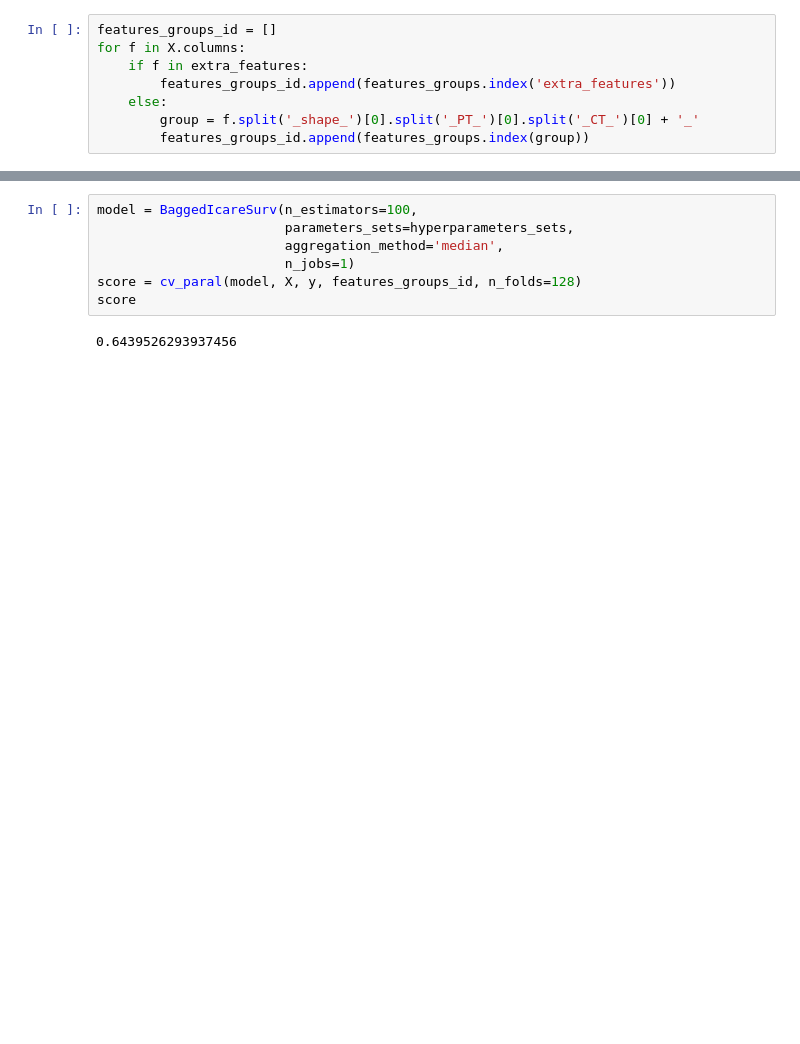
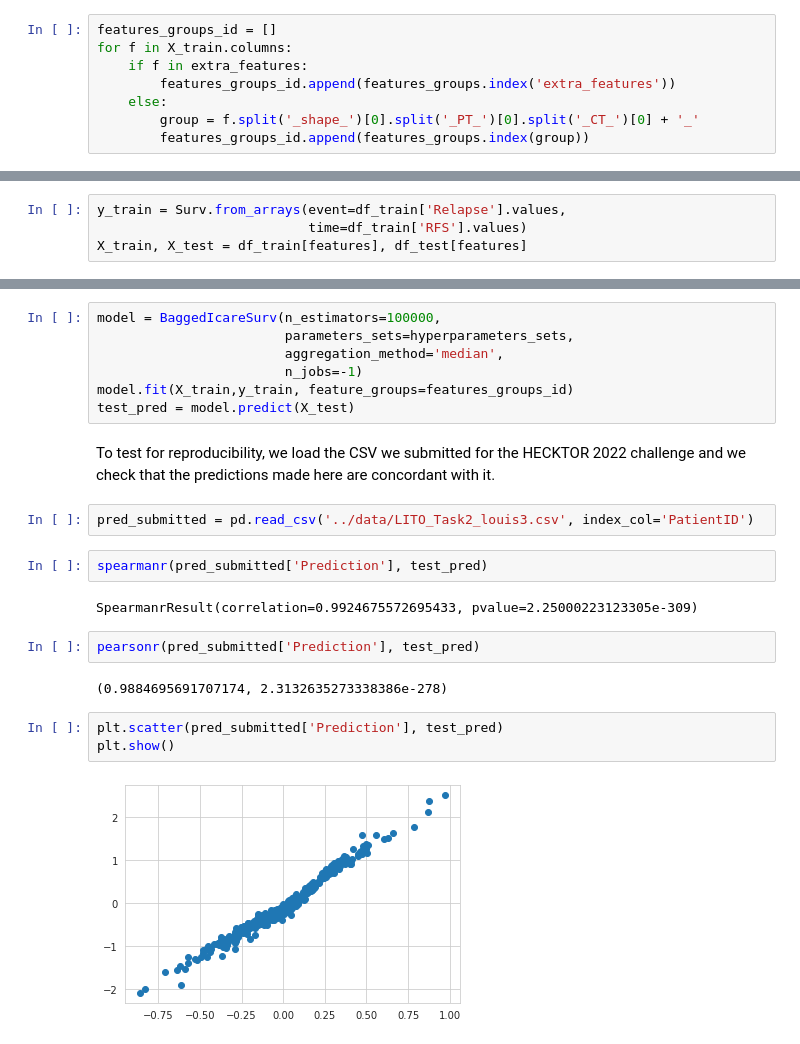
Before and after one commit to Lrebaud/ICARE, a Jupyter notebook: notebook/reproducing_HECKTOR2022.ipynb, the cells around one changed output, grey strips where cells are left out. Saved outputs shown, nothing was run; the diff lists cells and outputs as text; blank space fills up the shorter version.

Commit message:
add comments to the HECKTOR notebook

```diff
--- a/notebook/reproducing_HECKTOR2022.ipynb
+++ b/notebook/reproducing_HECKTOR2022.ipynb
@@ -56,6 +71,6 @@ X, y = X.iloc[mask_keep], y[mask_keep]
 # %%
 features_groups_id = []
-for f in X.columns:
+for f in X_train.columns:
     if f in extra_features:
         features_groups_id.append(features_groups.index('extra_features'))
     else:
@@ -164,0 +83,4 @@ best hyperparameters_sets:
+# %%
+y_train = Surv.from_arrays(event=df_train['Relapse'].values,
+                           time=df_train['RFS'].values)
+X_train, X_test = df_train[features], df_test[features]
@@ -165,9 +124,24 @@ best hyperparameters_sets:
 # %%
-model = BaggedIcareSurv(n_estimators=100,
+model = BaggedIcareSurv(n_estimators=100000,
                         parameters_sets=hyperparameters_sets,
                         aggregation_method='median',
-                        n_jobs=1)
-score = cv_paral(model, X, y, features_groups_id, n_folds=128)
-score
+                        n_jobs=-1)
+model.fit(X_train,y_train, feature_groups=features_groups_id)
+test_pred = model.predict(X_test)
-# %% [output]
-0.6439526293937456
+# %% [markdown]
+To test for reproducibility, we load the CSV we submitted for the HECKTOR 2022 challenge and we check that the predictions made here are concordant with it.
+# %%
+pred_submitted = pd.read_csv('../data/LITO_Task2_louis3.csv', index_col='PatientID')
+# %%
+spearmanr(pred_submitted['Prediction'], test_pred)
+# %% [output]
+SpearmanrResult(correlation=0.9924675572695433, pvalue=2.25000223123305e-309)
+# %%
+pearsonr(pred_submitted['Prediction'], test_pred)
+# %% [output]
+(0.9884695691707174, 2.3132635273338386e-278)
+# %%
+plt.scatter(pred_submitted['Prediction'], test_pred)
+plt.show()
+# %% [output]
+[figure, added]
```
Also changed, not shown: parts of 22 cells of this notebook.
